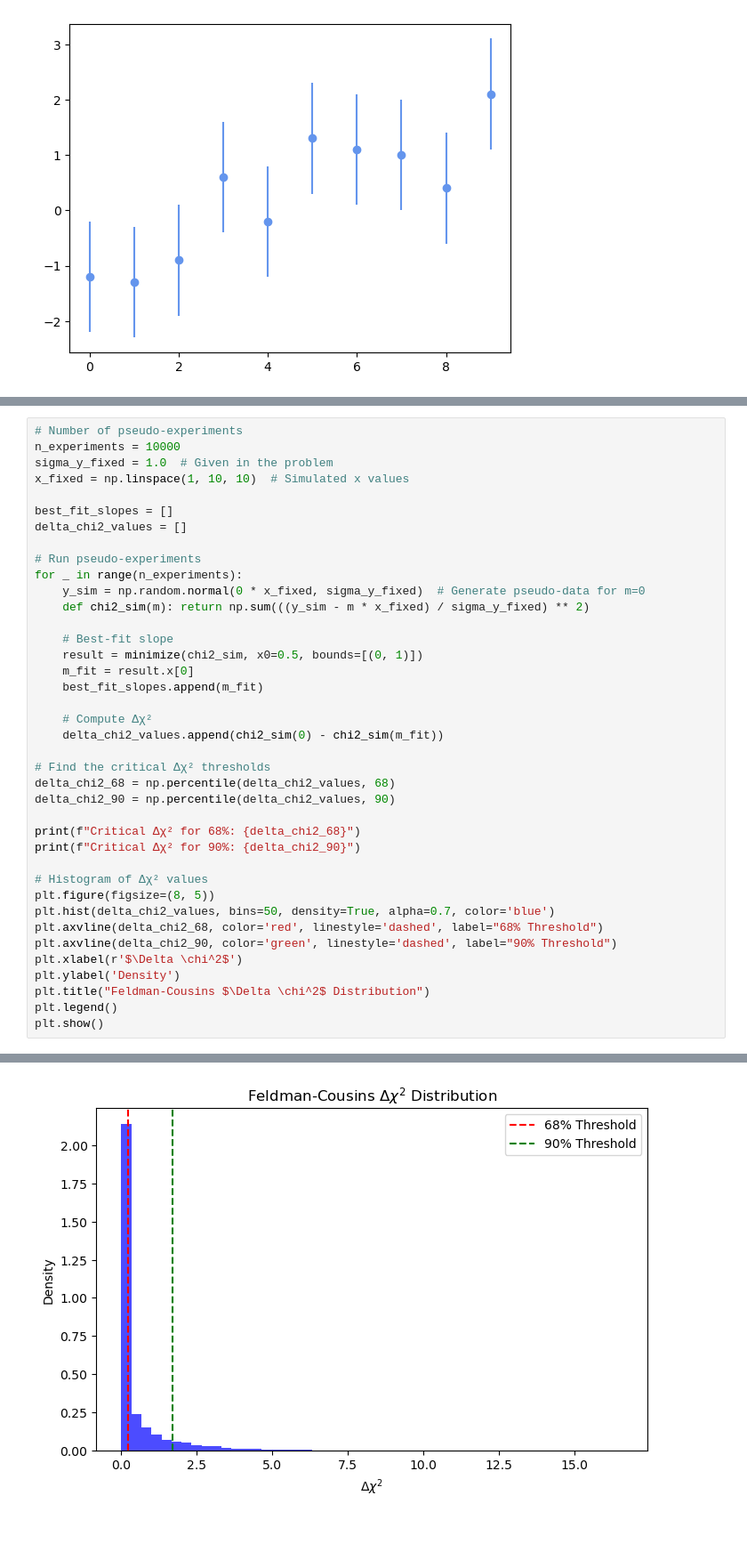
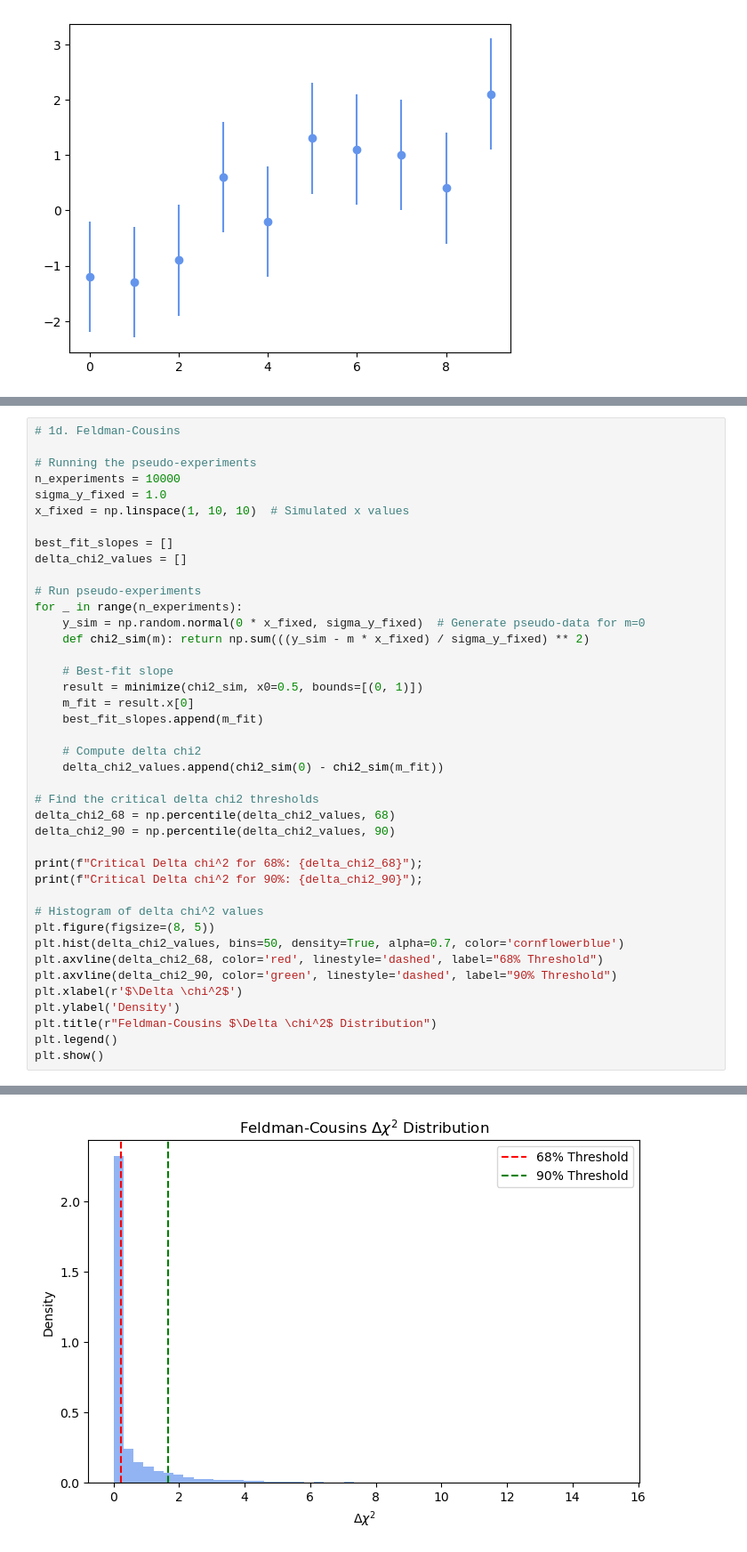
Before and after one commit to aidanwmw/PHYS403, a Jupyter notebook: homework/hw5.ipynb, the cells around one changed output, grey strips where cells are left out. Shown at 89% size. Drawn from its saved outputs; the diff is of its cells as text.

```diff
--- a/homework/hw5.ipynb
+++ b/homework/hw5.ipynb
@@ -163,7 +166,9 @@ Best-fit slope: 0.1407017485404561
 # %%
-# Number of pseudo-experiments
+# 1d. Feldman-Cousins
+
+# Running the pseudo-experiments
 n_experiments = 10000
-sigma_y_fixed = 1.0  # Given in the problem
+sigma_y_fixed = 1.0
 x_fixed = np.linspace(1, 10, 10)  # Simulated x values
 
 best_fit_slopes = []
@@ -179,24 +184,24 @@ for _ in range(n_experiments):
     m_fit = result.x[0]
     best_fit_slopes.append(m_fit)
 
-    # Compute Δχ²
+    # Compute delta chi2
     delta_chi2_values.append(chi2_sim(0) - chi2_sim(m_fit))
 
-# Find the critical Δχ² thresholds
+# Find the critical delta chi2 thresholds
 delta_chi2_68 = np.percentile(delta_chi2_values, 68)
 delta_chi2_90 = np.percentile(delta_chi2_values, 90)
 
-print(f"Critical Δχ² for 68%: {delta_chi2_68}")
-print(f"Critical Δχ² for 90%: {delta_chi2_90}")
+print(f"Critical Delta chi^2 for 68%: {delta_chi2_68}");
+print(f"Critical Delta chi^2 for 90%: {delta_chi2_90}");
 
-# Histogram of Δχ² values
+# Histogram of delta chi^2 values
 plt.figure(figsize=(8, 5))
-plt.hist(delta_chi2_values, bins=50, density=True, alpha=0.7, color='blue')
+plt.hist(delta_chi2_values, bins=50, density=True, alpha=0.7, color='cornflowerblue')
 plt.axvline(delta_chi2_68, color='red', linestyle='dashed', label="68% Threshold")
 plt.axvline(delta_chi2_90, color='green', linestyle='dashed', label="90% Threshold")
 plt.xlabel(r'$\Delta \chi^2$')
 plt.ylabel('Density')
-plt.title("Feldman-Cousins $\Delta \chi^2$ Distribution")
+plt.title(r"Feldman-Cousins $\Delta \chi^2$ Distribution")
 plt.legend()
 plt.show()
 # %% [output]
@@ -205 +210 @@ Critical Δχ² for 90%: 1.7006757722023487
-[figure, old version]
+[figure, new version]
```
Also changed, not shown: parts of 14 cells of this notebook.
